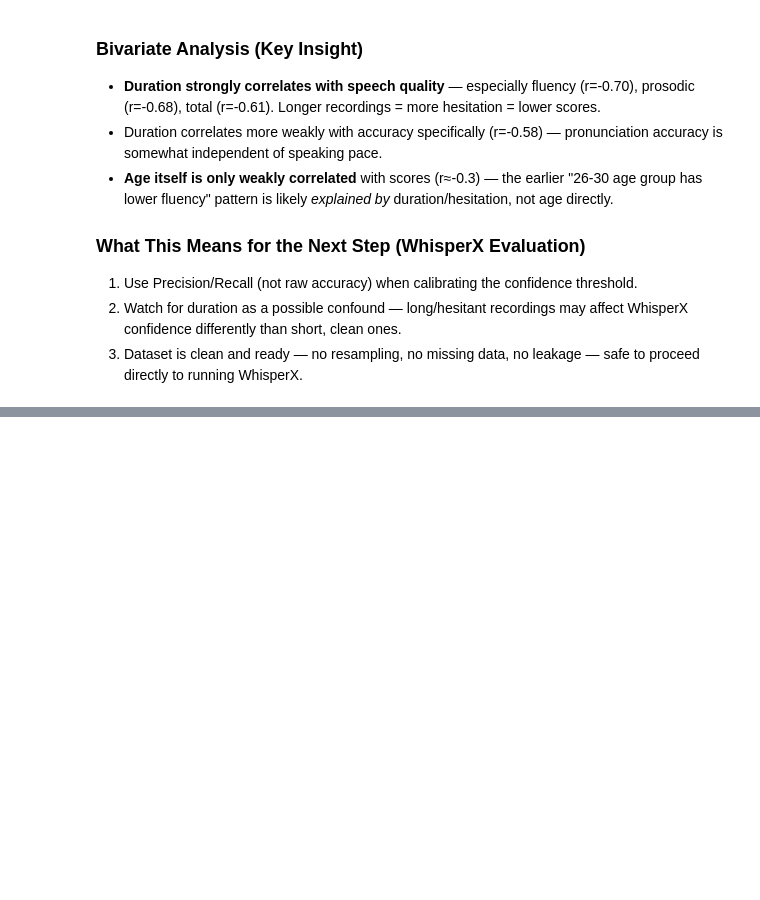
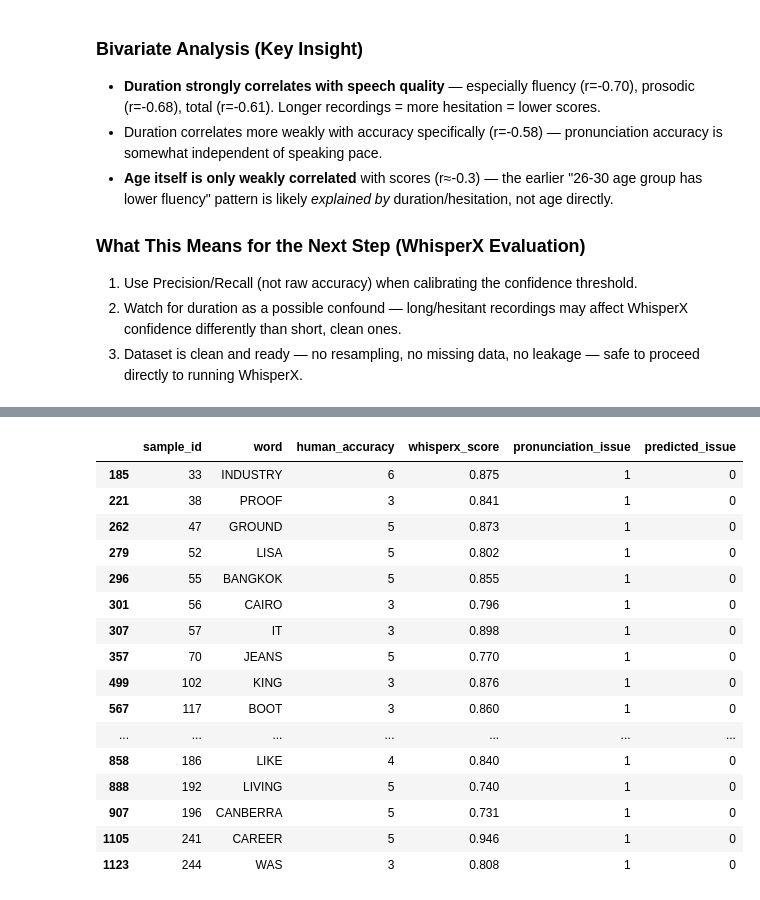
Before and after one commit to maabmusa7/BinX_Tech_Internship_Project_GROUP5, a Jupyter notebook: ai-ml/stt-whisperx/whisperx_pronunciation.ipynb, the cells around one changed output, grey strips where cells are left out. Drawn from its saved outputs; the diff is of its cells as text; code cells hidden in the pictures; blank space fills up the shorter version.

```diff
--- a/ai-ml/stt-whisperx/whisperx_pronunciation.ipynb
+++ b/ai-ml/stt-whisperx/whisperx_pronunciation.ipynb
@@ -487,0 +1197,28 @@ than age being a direct driver of pronunciation quality.
+# %%
+# False Negatives:
+# Human says there is an issue,
+# but WhisperX did not detect it
+false_negatives = test_alignment_df[
+    (test_alignment_df["pronunciation_issue"] == 1) &
+    (test_alignment_df["predicted_issue"] == 0)
+]
+
+false_negatives.head(20)
+# %% [output]
+|  | sample_id | word | human_accuracy | whisperx_score | pronunciation_issue | predicted_issue |
+| 185 | 33 | INDUSTRY | 6 | 0.875 | 1 | 0 |
+| 221 | 38 | PROOF | 3 | 0.841 | 1 | 0 |
+| 262 | 47 | GROUND | 5 | 0.873 | 1 | 0 |
+| 279 | 52 | LISA | 5 | 0.802 | 1 | 0 |
+| 296 | 55 | BANGKOK | 5 | 0.855 | 1 | 0 |
+| 301 | 56 | CAIRO | 3 | 0.796 | 1 | 0 |
+| 307 | 57 | IT | 3 | 0.898 | 1 | 0 |
+| 357 | 70 | JEANS | 5 | 0.770 | 1 | 0 |
+| 499 | 102 | KING | 3 | 0.876 | 1 | 0 |
+| 567 | 117 | BOOT | 3 | 0.860 | 1 | 0 |
+| ... | ... | ... | ... | ... | ... | ... |
+| 858 | 186 | LIKE | 4 | 0.840 | 1 | 0 |
+| 888 | 192 | LIVING | 5 | 0.740 | 1 | 0 |
+| 907 | 196 | CANBERRA | 5 | 0.731 | 1 | 0 |
+| 1105 | 241 | CAREER | 5 | 0.946 | 1 | 0 |
+| 1123 | 244 | WAS | 3 | 0.808 | 1 | 0 |
```
Also changed, not shown: parts of 27 cells of this notebook.
